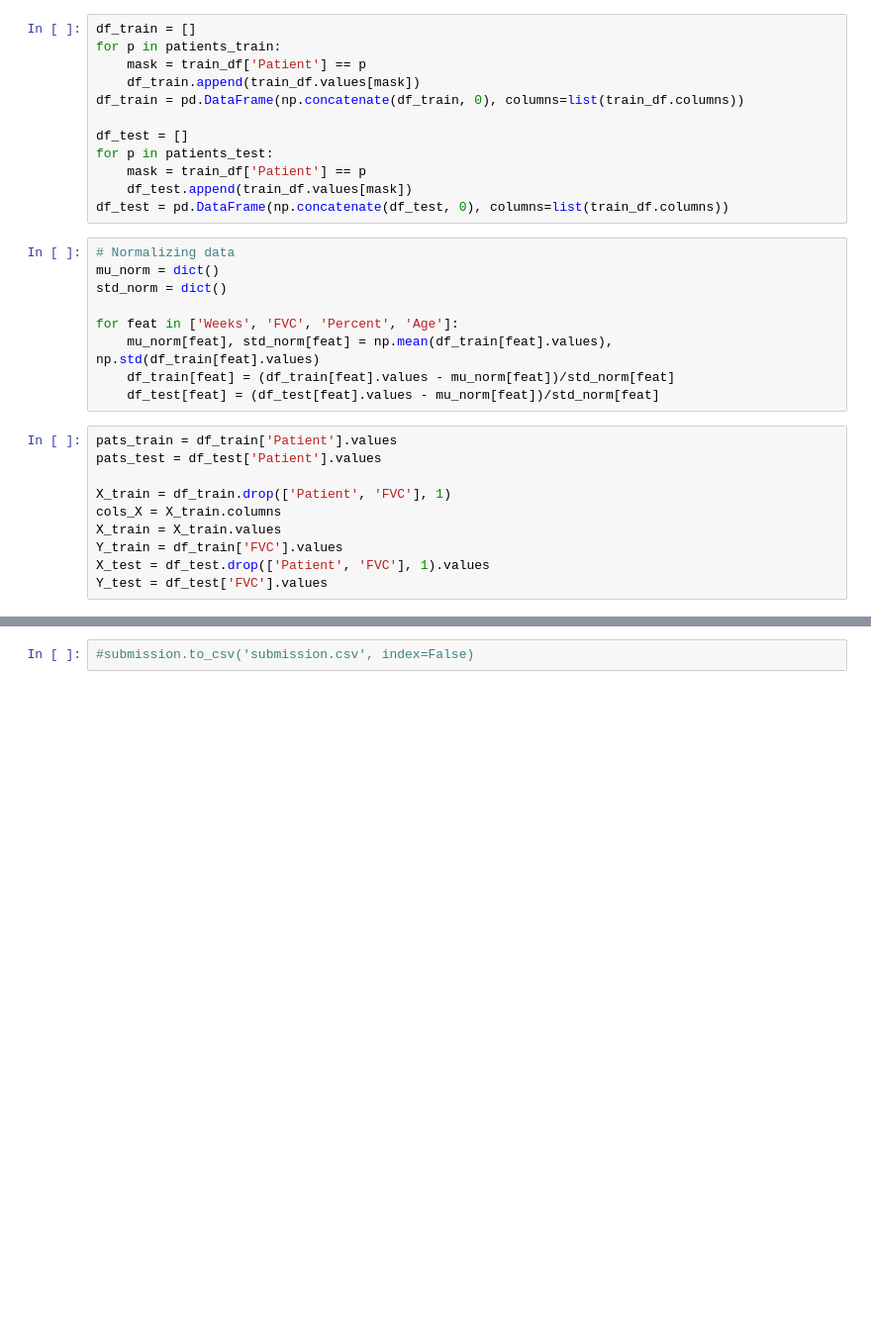
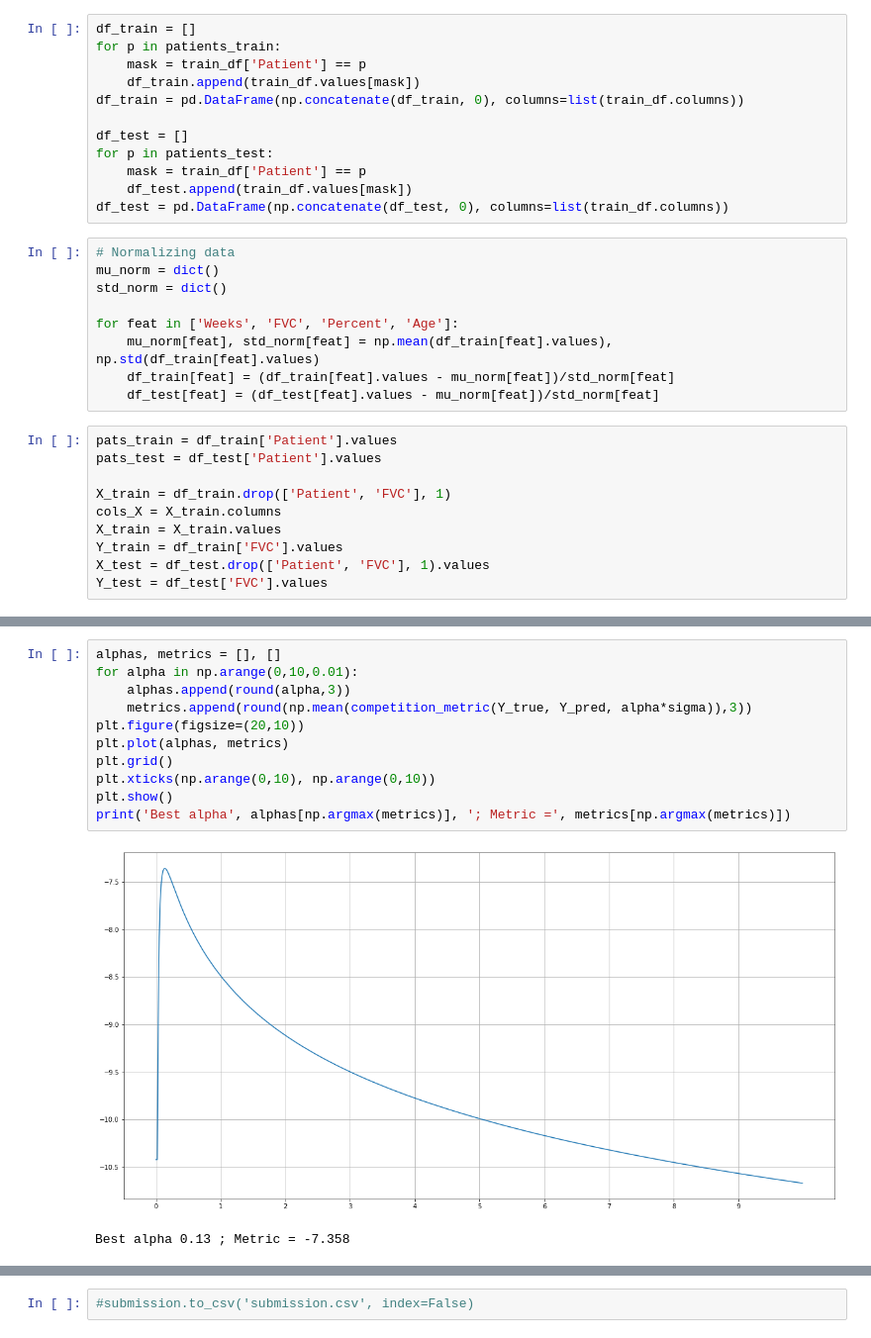
Before and after one commit to javirasu/osic_competition, a Jupyter notebook: notebooks/linear_regression.ipynb, the cells around one changed output, grey strips where cells are left out. Shown at 99% size. Drawn from its saved outputs; the diff is of its cells as text; blank space fills up the shorter version.

```diff
--- a/notebooks/linear_regression.ipynb
+++ b/notebooks/linear_regression.ipynb
@@ -111,2 +124,16 @@ Competition metric -8.488181720301757
+# %%
+alphas, metrics = [], []
+for alpha in np.arange(0,10,0.01):
+    alphas.append(round(alpha,3))
+    metrics.append(round(np.mean(competition_metric(Y_true, Y_pred, alpha*sigma)),3))
+plt.figure(figsize=(20,10))
+plt.plot(alphas, metrics)
+plt.grid()
+plt.xticks(np.arange(0,10), np.arange(0,10))
+plt.show()
+print('Best alpha', alphas[np.argmax(metrics)], '; Metric =', metrics[np.argmax(metrics)])
+# %% [output]
+[figure, added]
+Best alpha 0.13 ; Metric = -7.358
 # %%
 # Generate competition submission
```
Also changed, not shown: parts of 4 cells of this notebook.
